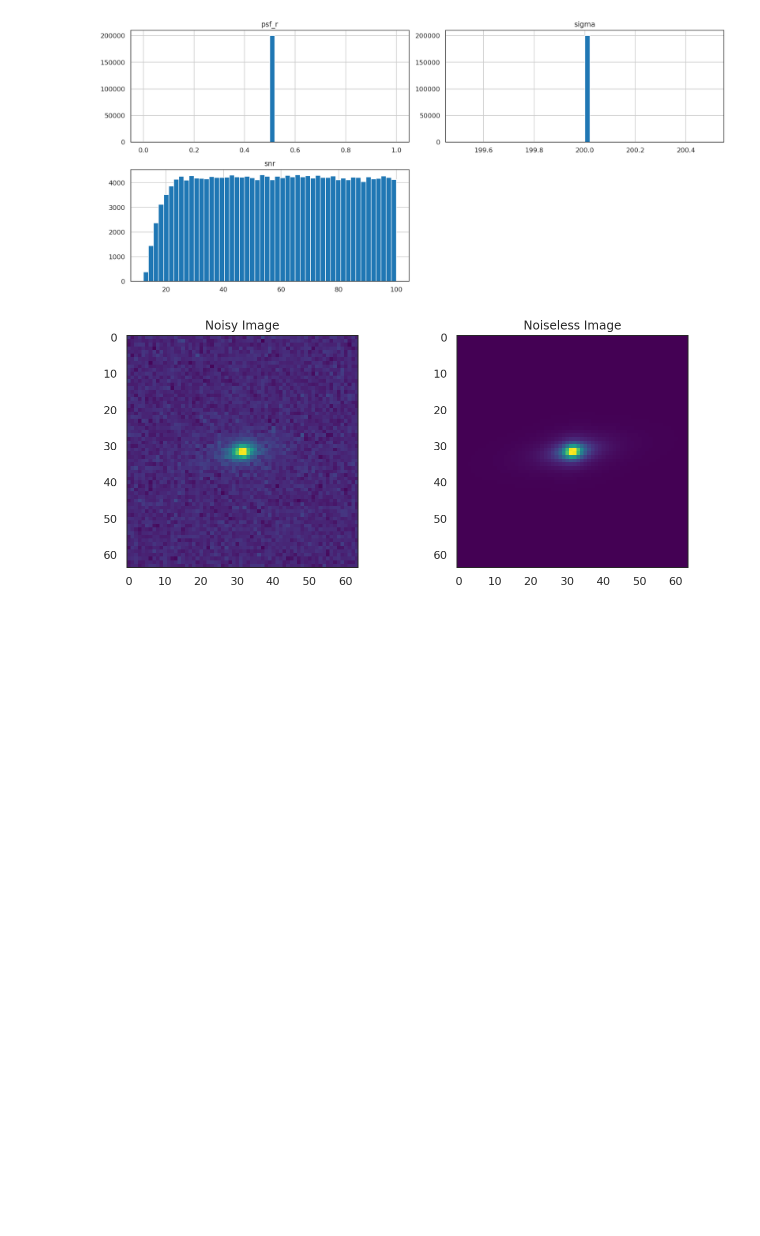
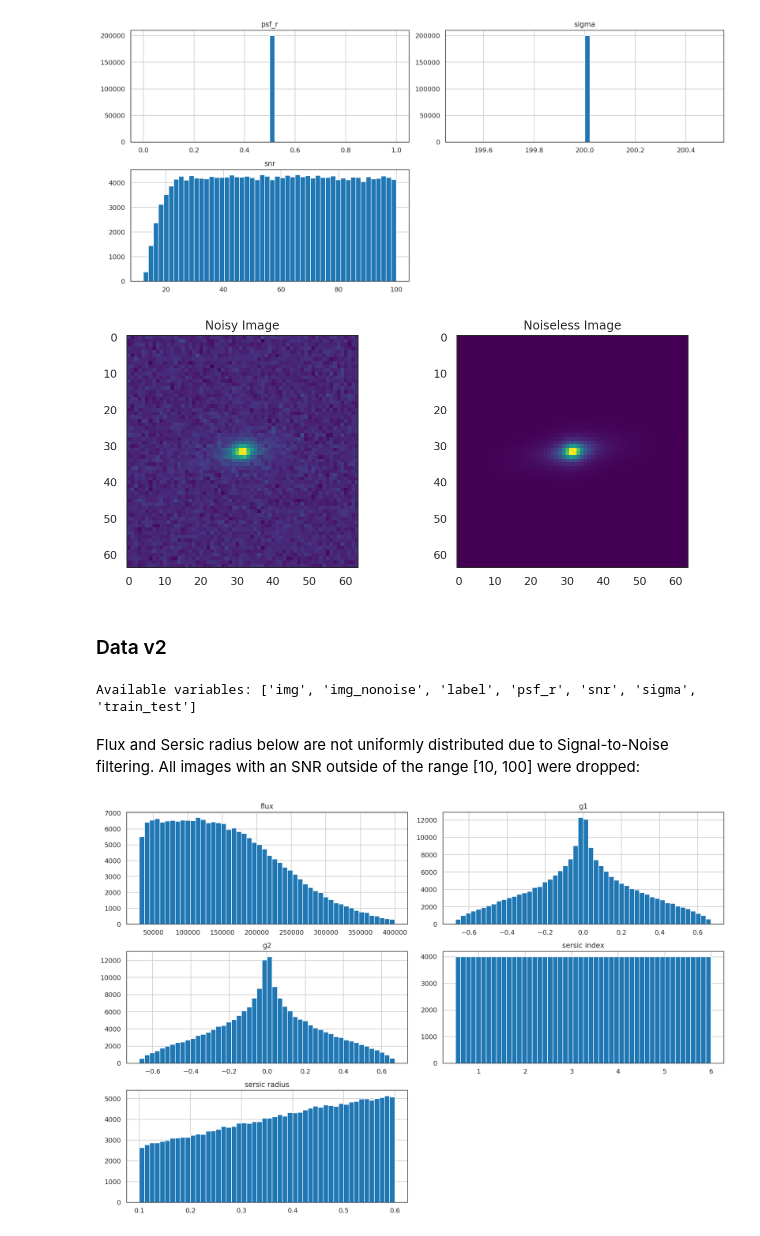
Before and after one commit to dvukolov/cs109b-project, a Jupyter notebook: data/datasets.ipynb, the cells around one changed output. Cells and saved outputs as stored; diff of their text form; code cells hidden in the pictures; blank space fills up the shorter version.

Commit message:
Updated statistics for the datasets

```diff
--- a/data/datasets.ipynb
+++ b/data/datasets.ipynb
@@ -63,3 +63,35 @@ ax[1].imshow(image_nonoise[0])
 ax[1].set_title("Noiseless Image");
 # %% [output]
 [figure]
+# %% [markdown]
+### Data v2
+# %%
+dataset = "data_v2.npz"
+
+with np.load(dataset) as data:
+    print("Available variables:", data.files)
+
+    image = data["img"]
+    image_nonoise = data["img_nonoise"]
+    label = data["label"]
+    snr = data["snr"]
+    sigma = data["sigma"]
+    psf_r = data["psf_r"]
+
+    # Split into 90% train and 10% test (creates a view of the array)
+    n_train = int(label.shape[0] * 0.9)
+    image_train, image_val = image[:n_train], image[n_train:]
+
+    # Alternatively, split with a stored mask (creates a copy of the array)
+    # train_test = data["train_test"]
+    # image_train, image_val = image[train_test], image[~train_test]
+# %% [output]
+Available variables: ['img', 'img_nonoise', 'label', 'psf_r', 'snr', 'sigma', 'train_test']
+# %% [markdown]
+Flux and Sersic radius below are not uniformly distributed due to Signal-to-Noise filtering. All images with an SNR outside of the range [10, 100] were dropped:
+# %%
+labels = pd.DataFrame(label, columns=["flux", "sersic index", "sersic radius", "g1", "g2"])
+labels.hist(bins=50, figsize=(15, 10))
+plt.tight_layout();
+# %% [output]
+[figure, added]
```
Also changed, not shown: parts of 2 cells of this notebook.
